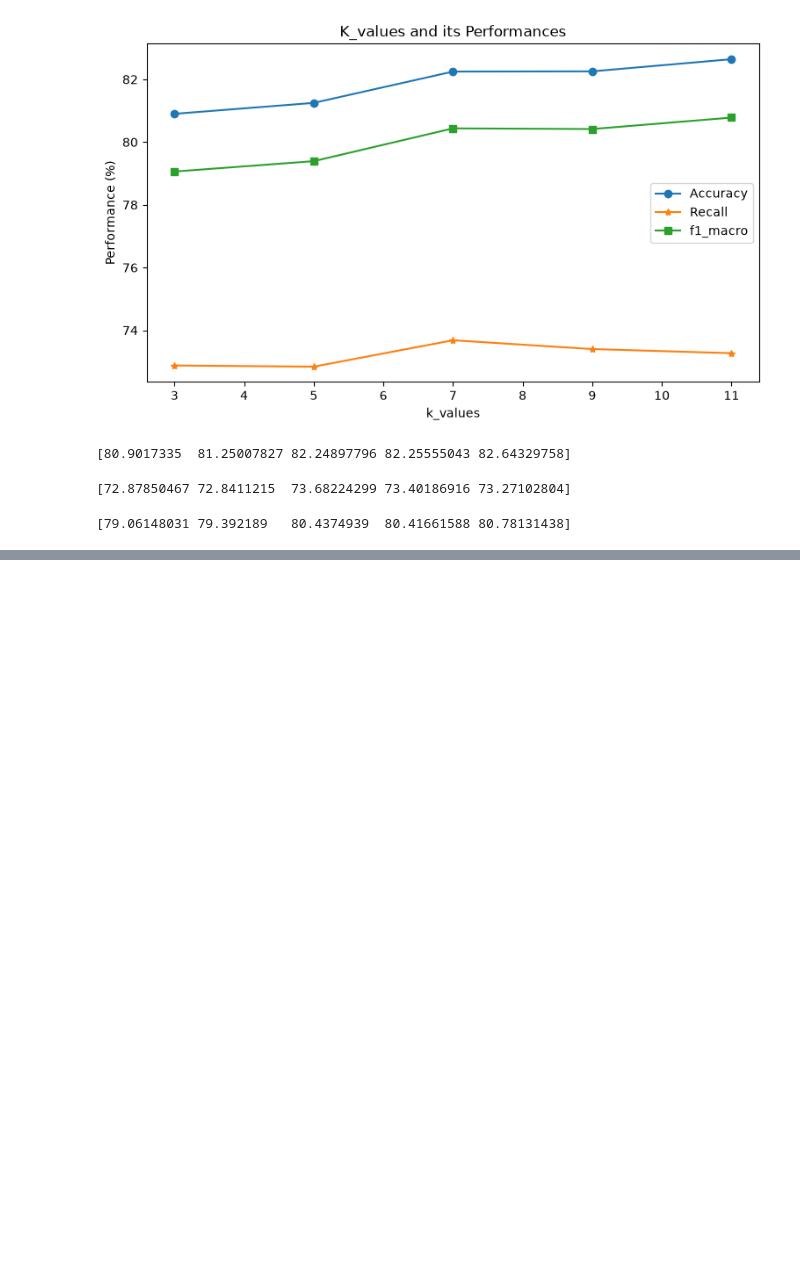
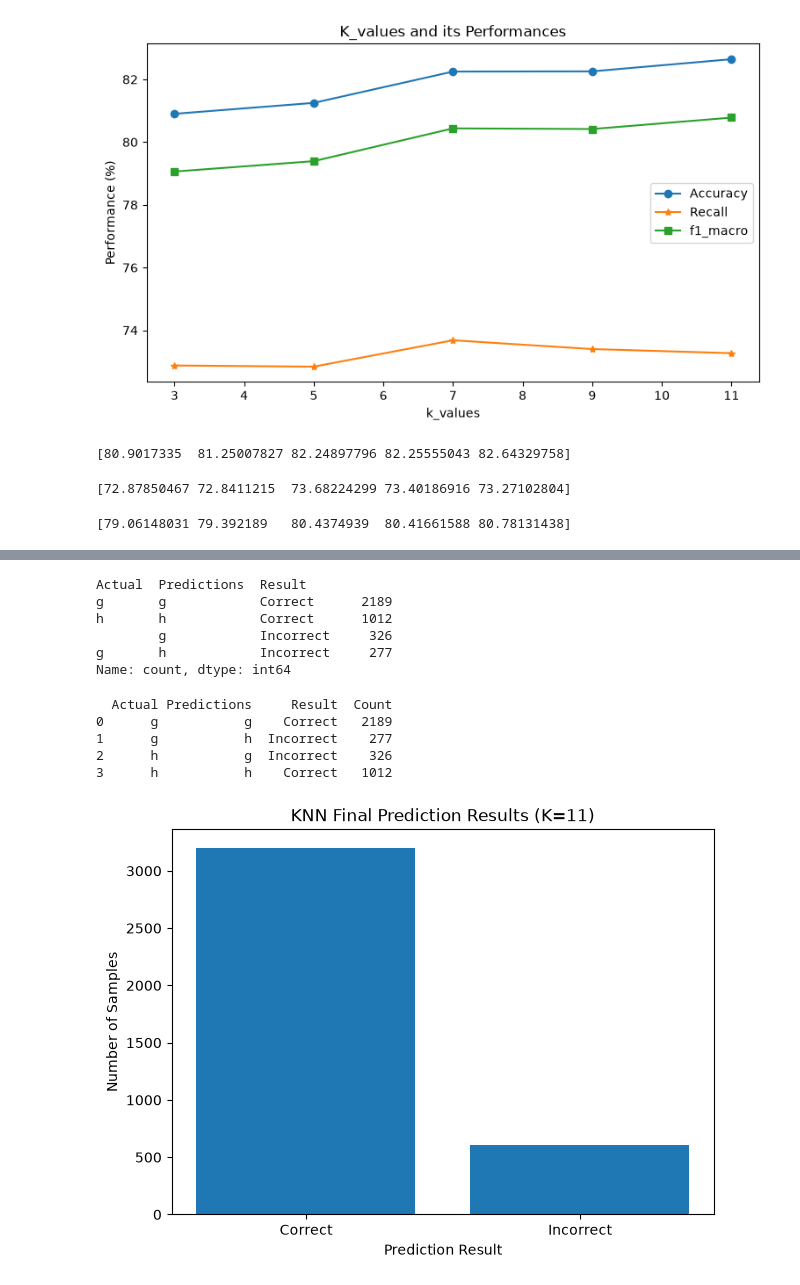
Before and after one commit to saravanakumar76285-crypto/KNN_practice, a Jupyter notebook: knn_project.ipynb, the cells around one changed output, grey strips where cells are left out. Saved outputs shown, nothing was run; the diff lists cells and outputs as text; code cells hidden in the pictures; blank space fills up the shorter version.

```diff
--- a/knn_project.ipynb
+++ b/knn_project.ipynb
@@ -386,6 +386,7 @@ Individual f1:[0.80214043 0.80060313 0.81782021 0.81324002 0.80526193]
 Average f1 score:0.8078131438451406
 ------------------------------
 # %%
+reports={}
 for k in [7,11]:
     final_model=make_pipeline(
         StandardScaler(),
@@ -394,6 +395,7 @@ for k in [7,11]:
     )
     final_model.fit(x_train,y_train)
     y_pred=final_model.predict(x_test)
+    reports[k]=classification_report(y_test,y_pred,output_dict=True)
     print(f"\nk:{k}")
     print(f"Confusion Matris: \n{confusion_matrix(y_test,y_pred)}")
     print(f"\nClassification report: \n{classification_report(y_test,y_pred)}")
@@ -486,0 +637,8 @@ print(np.array(f1_macro_values)*100)
+# %%
+final_predictions = final_model.predict(x_test)
+# %%
+comparison=pd.DataFrame({
+   "Actual":y_test.values,
+   "Predictions":final_predictions
+})
+print(comparison.head(10))
@@ -486,0 +657,7 @@ print(np.array(f1_macro_values)*100)
+# %%
+comparison["Result"]=np.where(
+    comparison["Actual"]==comparison["Predictions"],
+    "Correct",
+    "Incorrect"
+)
+print(comparison.head(10))
@@ -486,0 +676,32 @@ print(np.array(f1_macro_values)*100)
+# %%
+print(comparison.value_counts())
+# %% [output]
+Actual  Predictions  Result
+g       g            Correct      2189
+h       h            Correct      1012
+        g            Incorrect     326
+g       h            Incorrect     277
+Name: count, dtype: int64
+# %%
+print(comparison.groupby(
+    ["Actual", "Predictions", "Result"]
+).size().reset_index(name="Count"))
+# %% [output]
+  Actual Predictions     Result  Count
+0      g           g    Correct   2189
+1      g           h  Incorrect    277
+2      h           g  Incorrect    326
+3      h           h    Correct   1012
+# %%
+result_counts = comparison["Result"].value_counts()
+
+plt.figure(figsize=(7, 5))
+plt.bar(result_counts.index, result_counts.values)
+
+plt.title("KNN Final Prediction Results (K=11)")
+plt.xlabel("Prediction Result")
+plt.ylabel("Number of Samples")
+
+plt.show()
+# %% [output]
+[figure, added]
```
Also changed, not shown: parts of 21 cells of this notebook.
